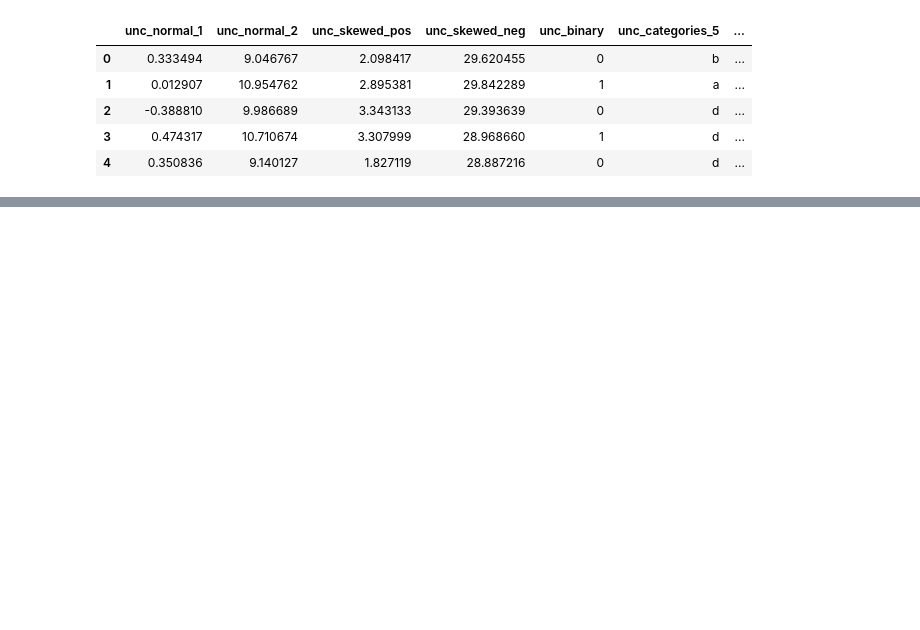
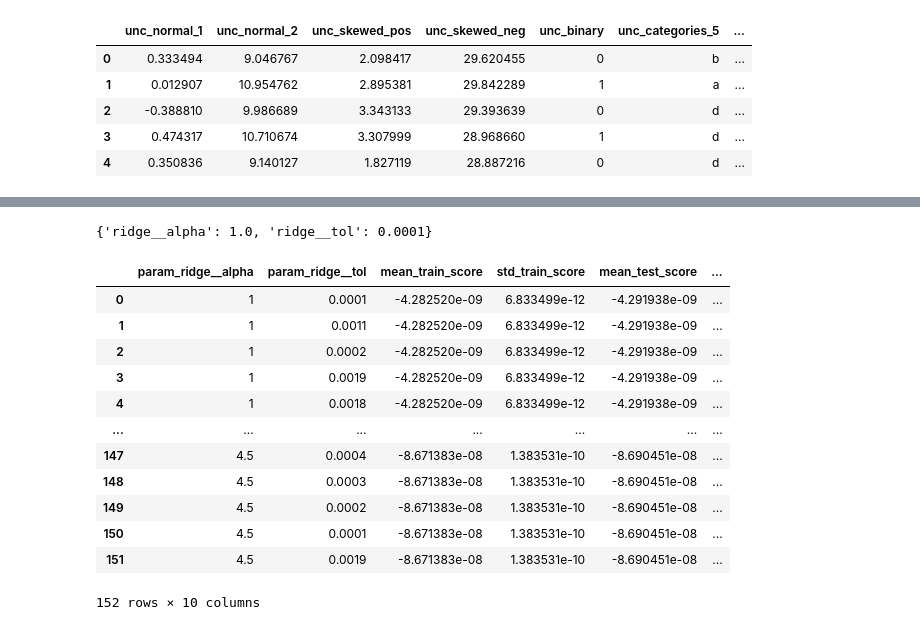
Before and after one commit to lucabasa/ML-algorithms-and-experiments, a Jupyter notebook: 02_experiment_design.ipynb, the cells around one changed output, grey strips where cells are left out. Drawn from its saved outputs; the diff is of its cells as text; code cells hidden in the pictures; blank space fills up the shorter version.

```diff
--- a/02_experiment_design.ipynb
+++ b/02_experiment_design.ipynb
@@ -64,0 +91,22 @@ model = Pipeline([('processing', processing_pipe),
+# %%
+param_grid = {'ridge__alpha': np.arange(1, 5, 0.5), 'ridge__tol': np.arange(0.0001, 0.002, 0.0001)}
+
+res, bp, _ = grid_search(df_train, target, model, param_grid, 'neg_mean_squared_error', kfolds)
+
+print(bp)
+res
+# %% [output]
+{'ridge__alpha': 1.0, 'ridge__tol': 0.0001}
+|  | param_ridge__alpha | param_ridge__tol | mean_train_score | std_train_score | mean_test_score | ... |
+| 0 | 1 | 0.0001 | -4.282520e-09 | 6.833499e-12 | -4.291938e-09 | ... |
+| 1 | 1 | 0.0011 | -4.282520e-09 | 6.833499e-12 | -4.291938e-09 | ... |
+| 2 | 1 | 0.0002 | -4.282520e-09 | 6.833499e-12 | -4.291938e-09 | ... |
+| 3 | 1 | 0.0019 | -4.282520e-09 | 6.833499e-12 | -4.291938e-09 | ... |
+| 4 | 1 | 0.0018 | -4.282520e-09 | 6.833499e-12 | -4.291938e-09 | ... |
+| ... | ... | ... | ... | ... | ... | ... |
+| 147 | 4.5 | 0.0004 | -8.671383e-08 | 1.383531e-10 | -8.690451e-08 | ... |
+| 148 | 4.5 | 0.0003 | -8.671383e-08 | 1.383531e-10 | -8.690451e-08 | ... |
+| 149 | 4.5 | 0.0002 | -8.671383e-08 | 1.383531e-10 | -8.690451e-08 | ... |
+| 150 | 4.5 | 0.0001 | -8.671383e-08 | 1.383531e-10 | -8.690451e-08 | ... |
+| 151 | 4.5 | 0.0019 | -8.671383e-08 | 1.383531e-10 | -8.690451e-08 | ... |
+152 rows × 10 columns
```
Also changed, not shown: parts of 8 cells of this notebook, 3 other files.
